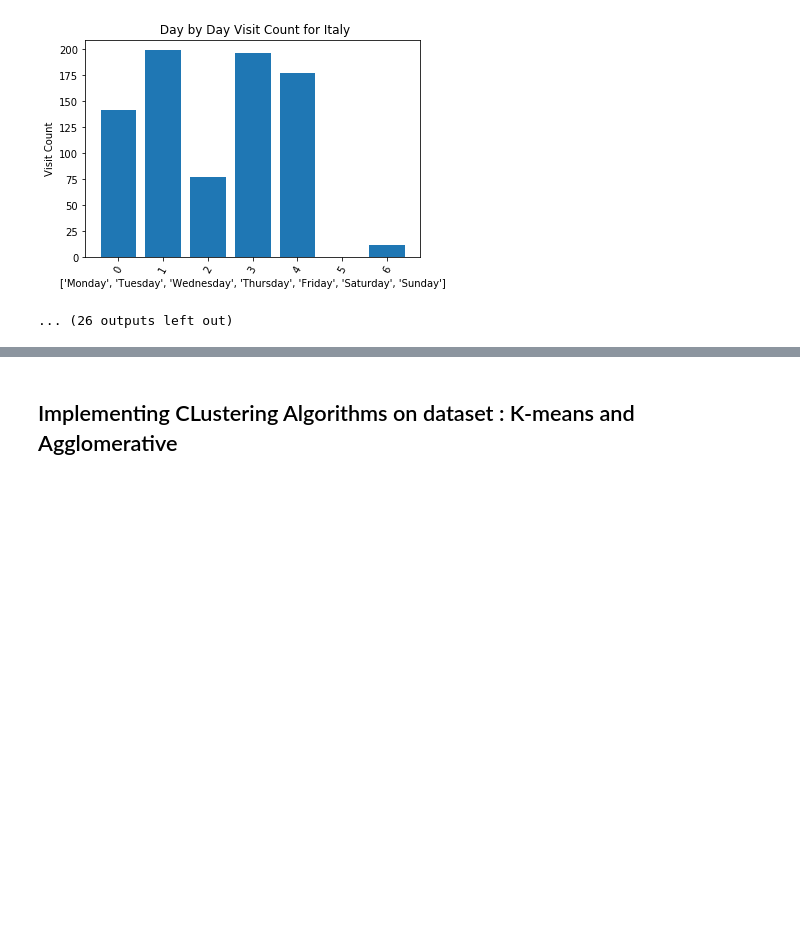
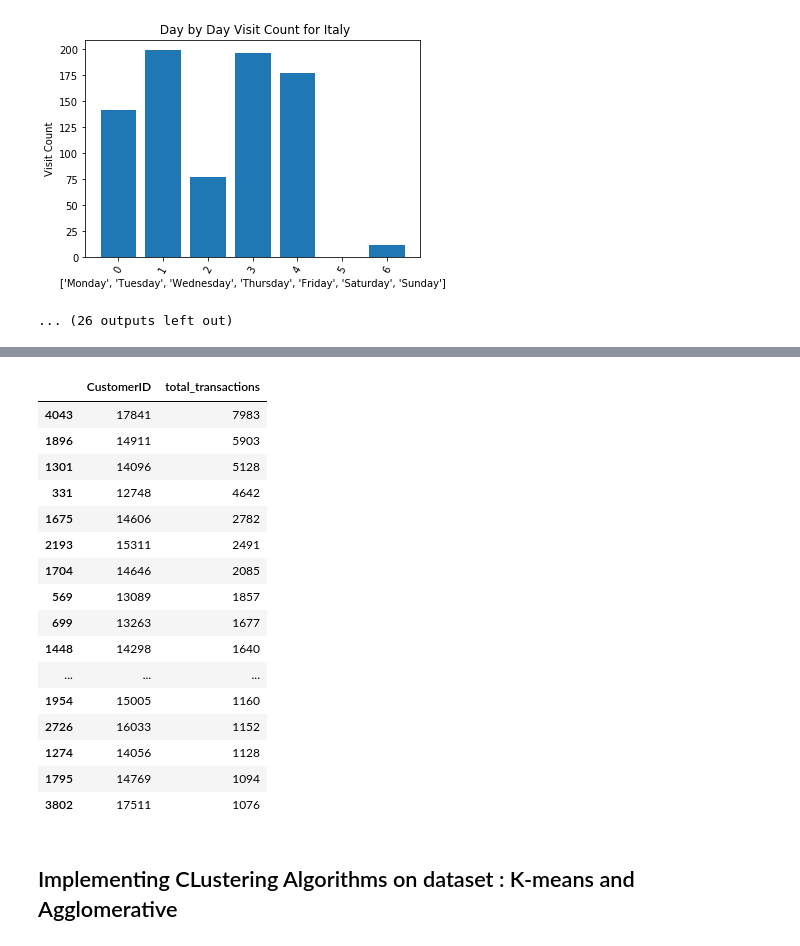
Before and after one commit to amitbanne/CS6220-DataMining, a Jupyter notebook: Online_Retail_Data_Set_Analysis/project.ipynb, the cells around one changed output, grey strips where cells are left out. Cells and saved outputs as stored; diff of their text form; code cells hidden in the pictures; blank space fills up the shorter version.

```diff
--- a/Online_Retail_Data_Set_Analysis/project.ipynb
+++ b/Online_Retail_Data_Set_Analysis/project.ipynb
@@ -337,3 +404,39 @@ for country in country_list:
+# %%
+#Top customers by most visits
+transactions_per_customer = purchase_customers.groupby('CustomerID').InvoiceNo.agg('count')
+
+#A dictonary that maps customerID's to total transactions per customer ID
+customer_total_transactions = {}
+for customer in customer_index:
+    if customer != -1:
+        customer_total_transactions[customer] = transactions_per_customer[customer]
+
+temp1_df = pd.DataFrame({'total_transactions':transactions_per_customer.values, 'CustomerID':transactions_per_customer.index})
+
+#Puting the result of the top 20 customers as per total transactions into a dataframe
+final1_df = pd.DataFrame()
+for k in sorted(customer_total_transactions, key=customer_total_transactions.get, reverse=True)[:20]:
+    temp = temp1_df[temp1_df['CustomerID']== k]
+    final1_df = pd.concat([final1_df,temp])
+final1_df
+# %% [output]
+|  | CustomerID | total_transactions |
+| 4043 | 17841 | 7983 |
+| 1896 | 14911 | 5903 |
+| 1301 | 14096 | 5128 |
+| 331 | 12748 | 4642 |
+| 1675 | 14606 | 2782 |
+| 2193 | 15311 | 2491 |
+| 1704 | 14646 | 2085 |
+| 569 | 13089 | 1857 |
+| 699 | 13263 | 1677 |
+| 1448 | 14298 | 1640 |
+| ... | ... | ... |
+| 1954 | 15005 | 1160 |
+| 2726 | 16033 | 1152 |
+| 1274 | 14056 | 1128 |
+| 1795 | 14769 | 1094 |
+| 3802 | 17511 | 1076 |
 # %% [markdown]
 ## Implementing CLustering Algorithms on dataset  : K-means and Agglomerative
 # %% [markdown]
```
Also changed, not shown: parts of 9 cells of this notebook, 2 other files.
